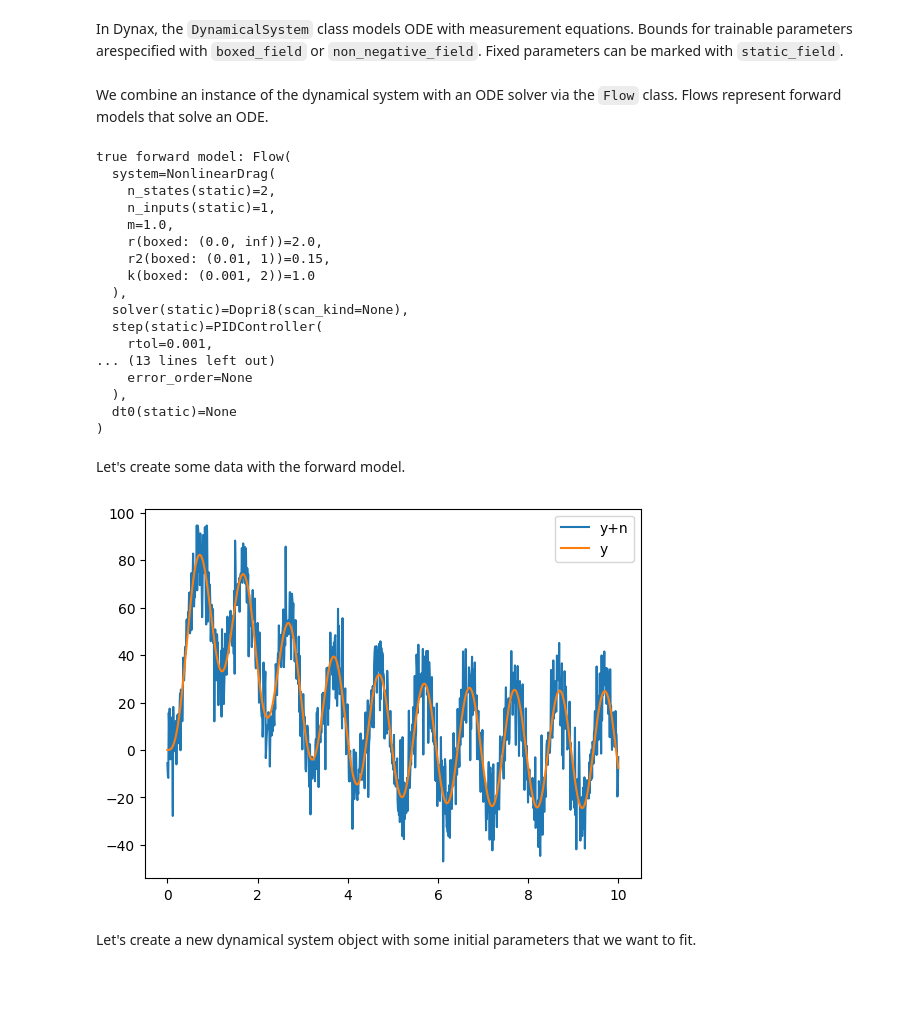
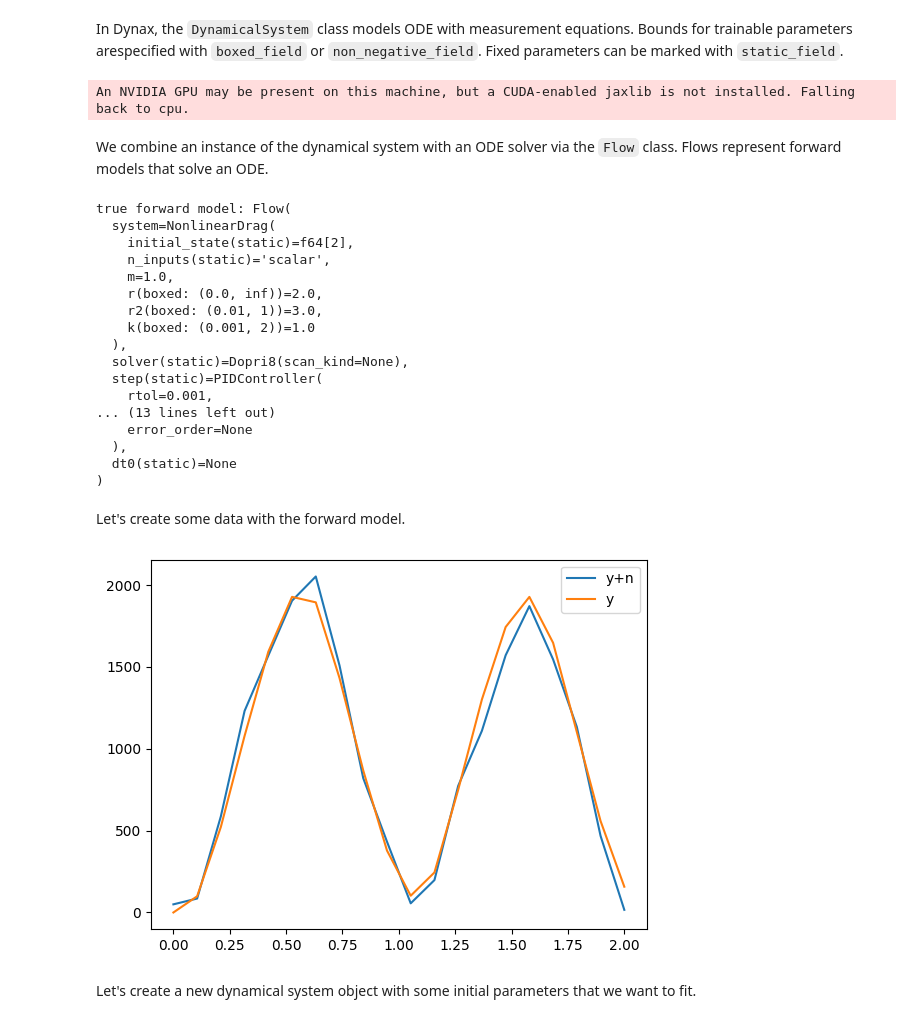
Before and after one commit to fhchl/dynax, a Jupyter notebook: examples/fit_ode.ipynb, the cells around one changed output. Drawn from its saved outputs; the diff is of its cells as text; code cells hidden in the pictures; blank space fills up the shorter version.

```diff
--- a/examples/fit_ode.ipynb
+++ b/examples/fit_ode.ipynb
@@ -39,17 +39,17 @@ $$
 In Dynax, the `DynamicalSystem` class models ODE with measurement equations. Bounds for trainable parameters arespecified with `boxed_field` or `non_negative_field`. Fixed parameters can be marked with `static_field`.
 # %%
 class NonlinearDrag(DynamicalSystem):
-    # Set the number of states (order of system) and inputs.
-    n_states = 2
-    n_inputs = 1
-
     # Declare parameters as dataclass fields.
     m: float
     r: float = non_negative_field()
     r2: float = boxed_field(lower=0.01, upper=1)
     k: float = boxed_field(lower=1e-3, upper=2)
 
-    # Define the vector field of the dynamical system
+    # Set the initial state of the system and the number of inputs.
+    initial_state = jnp.zeros(2)
+    n_inputs = "scalar"
+
+    # Define the vector field of the dynamical system.
     def vector_field(self, x, u, t):
         x1, x2 = x
         return jnp.array(
@@ -61,11 +61,13 @@ class NonlinearDrag(DynamicalSystem):
 
     def output(self, x, u, t):
         return 1000 * x[0]
+# %% [output]
+An NVIDIA GPU may be present on this machine, but a CUDA-enabled jaxlib is not installed. Falling back to cpu.
 # %% [markdown]
 We combine an instance of the dynamical system with an ODE solver via the `Flow` class. Flows represent forward models that solve an ODE.
 # %%
 true_model = Flow(
-    system=NonlinearDrag(m=1.0, r=2.0, r2=0.15, k=1.0),
+    system=NonlinearDrag(m=1.0, r=2.0, r2=3., k=1.0),
     solver=diffrax.Dopri8(),
     step=diffrax.PIDController(rtol=1e-3, atol=1e-6),
 )
@@ -73,11 +75,11 @@ print("true forward model:", true_model)
 # %% [output]
 true forward model: Flow(
   system=NonlinearDrag(
-    n_states(static)=2,
-    n_inputs(static)=1,
+    initial_state(static)=f64[2],
+    n_inputs(static)='scalar',
     m=1.0,
     r(boxed: (0.0, inf))=2.0,
-    r2(boxed: (0.01, 1))=0.15,
+    r2(boxed: (0.01, 1))=3.0,
     k(boxed: (0.001, 2))=1.0
   ),
   solver(static)=Dopri8(scan_kind=None),
@@ -92,21 +94,19 @@ true forward model: Flow(
 Let's create some data with the forward model.
 # %%
 # time
-t = np.linspace(0, 10, 1000)
+t = jnp.linspace(0, 2, 20)
 # forcing signal
-u = np.sin(t * 2 * np.pi)
-# zero initial state
-x0 = [0.0, 0.0]
+u = 100*jnp.sin(t * 2 * np.pi)
 # x are the states and y is the output
-x, y = true_model(x0, t, u)
+x, y = true_model(t, u)
 # add noise to measurement
-yn = y + np.random.normal(size=y.shape, scale=10)
+yn = y + np.random.normal(size=y.shape, scale=100)
 
 plt.plot(t, yn, label="y+n")
 plt.plot(t, y, label="y")
 plt.legend();
 # %% [output]
-[figure, old version]
+[figure, new version]
 # %% [markdown]
 Let's create a new dynamical system object with some initial parameters that we want to fit.
 # %%
```
Also changed, not shown: parts of 5 cells of this notebook, 1 other file.
